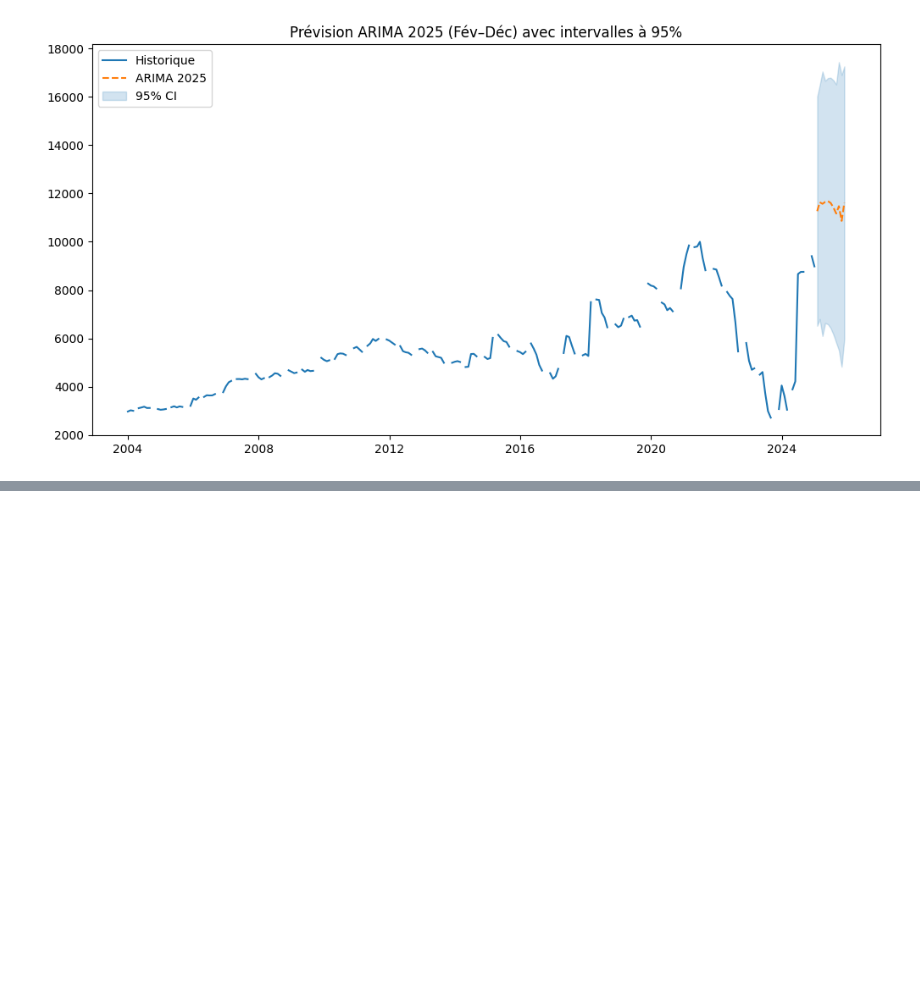
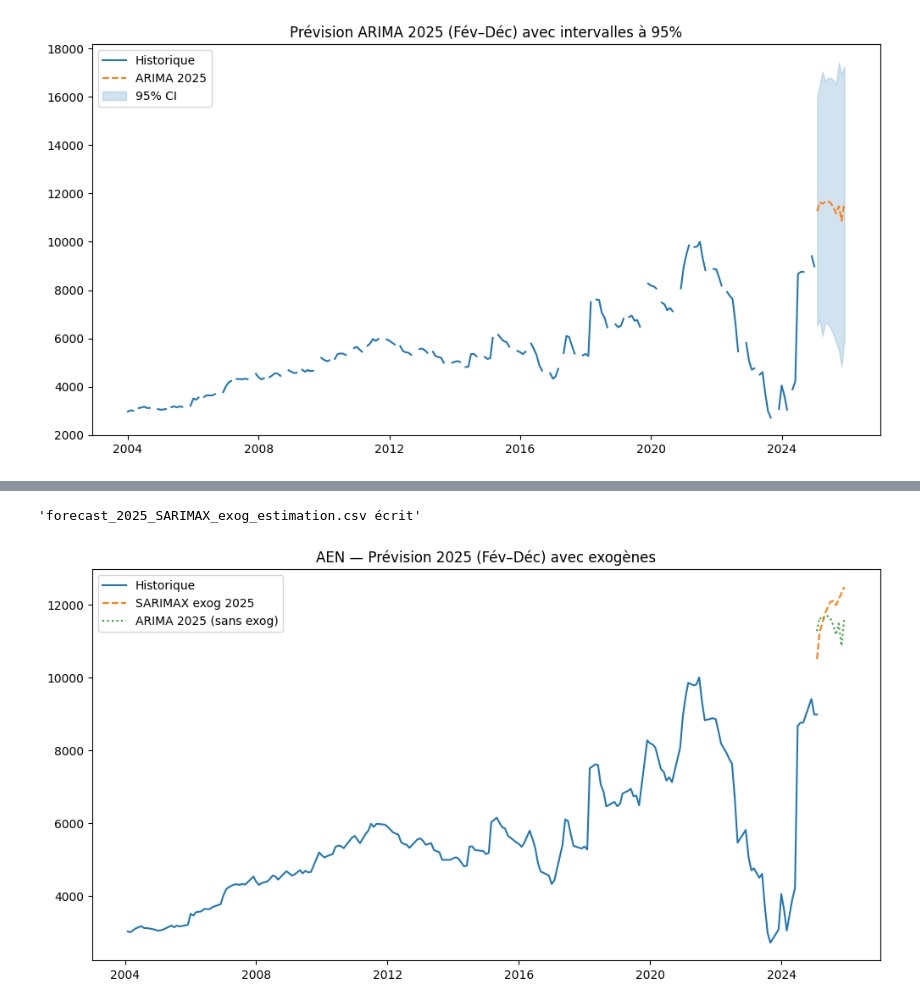
Before and after one commit to Pheonix64/forecast_aen, a Jupyter notebook: aen.ipynb, the cells around one changed output, grey strips where cells are left out. Saved outputs shown, nothing was run; the diff lists cells and outputs as text; code cells hidden in the pictures; blank space fills up the shorter version.

```diff
--- a/aen.ipynb
+++ b/aen.ipynb
@@ -641,0 +779,73 @@ Note: you may need to restart the kernel to use updated packages.
+# %%
+# Préparer la cible et la matrice exogène depuis df_merged si présent; sinon utiliser y_2004/X_2004
+if 'df_merged' in globals():
+    data = df_merged.copy()
+    data = data.rename(columns={'AEN':'Valeur AEN'}) if 'AEN' in data.columns else data
+    y_all_ex = data['Valeur AEN']
+    # Exog: toutes colonnes sauf AEN
+    exog_cols = [c for c in data.columns if c not in ['Valeur AEN','AEN']]
+    X_all_ex = data[exog_cols]
+else:
+    y_all_ex = y_2004.copy()
+    X_all_ex = X_2004.copy()
+
+# Split temporel
+n = len(y_all_ex)
+i_train = int(n * 0.70)
+i_val = int(n * 0.85)
+y_tr, y_va, y_te = y_all_ex.iloc[:i_train], y_all_ex.iloc[i_train:i_val], y_all_ex.iloc[i_val:]
+X_tr, X_va, X_te = X_all_ex.iloc[:i_train], X_all_ex.iloc[i_train:i_val], X_all_ex.iloc[i_val:]
+
+# Ordres de modèle (utilise best si dispo)
+try:
+    order = best['order']; sorder = best['sorder']
+except Exception:
+    order = (1,1,1); sorder = (1,1,1,12)
+
+# Estimation sur Train
+mod = SARIMAX(y_tr, exog=X_tr, order=order, seasonal_order=sorder, enforce_stationarity=False, enforce_invertibility=False)
+res = mod.fit(disp=False, maxiter=200)
+print(res.summary())
+
+# Validation
+pred_va = res.predict(start=y_va.index[0], end=y_va.index[-1], exog=X_va)
+mae = mean_absolute_error(y_va, pred_va)
+rmse = np.sqrt(mean_squared_error(y_va, pred_va))
+print({'MAE_val': mae, 'RMSE_val': rmse})
+
+# Ré-entrainement sur Train+Val
+y_trva = y_all_ex.iloc[:i_val]
+X_trva = X_all_ex.iloc[:i_val]
+mod2 = SARIMAX(y_trva, exog=X_trva, order=order, seasonal_order=sorder, enforce_stationarity=False, enforce_invertibility=False)
+res2 = mod2.fit(disp=False, maxiter=200)
+
+# Scénario exogène 2025 Fév→Déc: moyenne des 6 derniers mois
+dates_fc = pd.date_range('2025-02-01','2025-12-01',freq='MS')
+last6 = X_all_ex.iloc[-6:]
+X_future = pd.DataFrame(np.tile(last6.mean().values, (len(dates_fc),1)), index=dates_fc, columns=X_all_ex.columns)
+
+# Pour la prévision, il faut fournir les exogènes historiques (test) et futures
+X_forecast_all = pd.concat([X_te, X_future])
+
+# Utiliser get_forecast pour une prévision out-of-sample plus robuste
+forecast_object = res2.get_forecast(steps=len(X_forecast_all), exog=X_forecast_all)
+fc_sarimax_ex = forecast_object.predicted_mean
+
+fc_sarimax_ex = fc_sarimax_ex.loc[dates_fc] # On ne garde que la prévision 2025
+fc_sarimax_ex.name = 'SARIMAX_exog'
+
+# Plot
+plt.figure(figsize=(12,6))
+plt.plot(y_all_ex, label='Historique')
+plt.plot(fc_sarimax_ex.index, fc_sarimax_ex.values, '--', label='SARIMAX exog 2025')
+try:
+    plt.plot(fc_arima.index, fc_arima.values, ':', label='ARIMA 2025 (sans exog)')
+except Exception:
+    pass
+plt.title('AEN — Prévision 2025 (Fév–Déc) avec exogènes')
+plt.legend();
+
+# Export
+fc_sarimax_ex.to_frame('Valeur AEN').to_csv('forecast_2025_SARIMAX_exog_estimation.csv', index_label='Date')
+'forecast_2025_SARIMAX_exog_estimation.csv écrit'
+# %% [output]
@@ -641,0 +869,2 @@ Note: you may need to restart the kernel to use updated packages.
+'forecast_2025_SARIMAX_exog_estimation.csv écrit'
+[figure, added]
```
Also changed, not shown: parts of 17 cells of this notebook, 11 other files.
